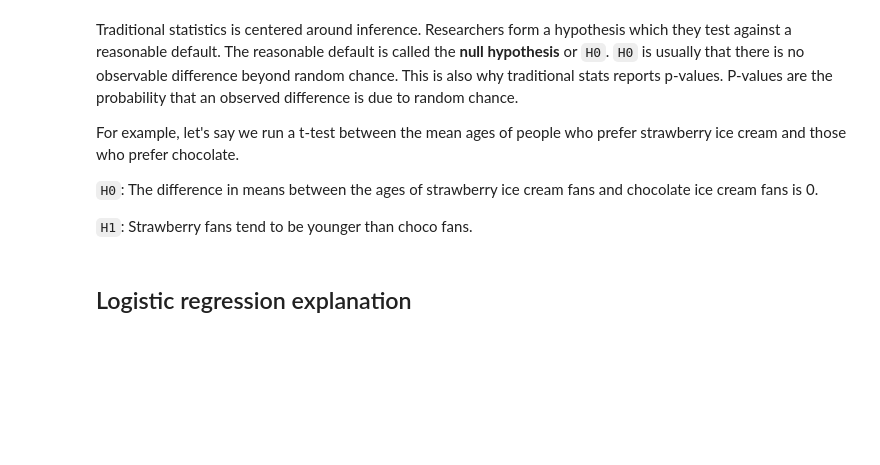
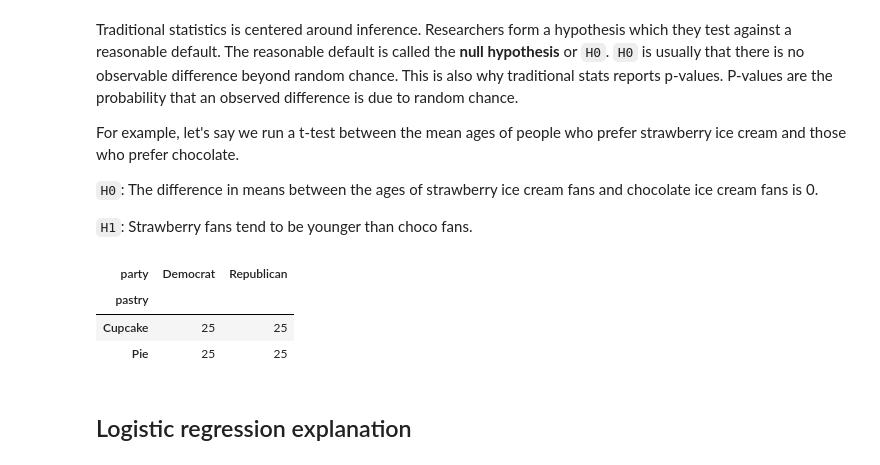
Before and after one commit to joshuamegnauth54/data765-intro-python-tutoring, a Jupyter notebook: thesis_2023/03_requested_ex.ipynb, the cells around one changed output. Cells and saved outputs as stored; diff of their text form; code cells hidden in the pictures; blank space fills up the shorter version.

```diff
--- a/thesis_2023/03_requested_ex.ipynb
+++ b/thesis_2023/03_requested_ex.ipynb
@@ -295,5 +295,13 @@ For example, let's say we run a t-test between the mean ages of people who prefe
 `H0`: The difference in means between the ages of strawberry ice cream fans and chocolate ice cream fans is 0.
 
 `H1`: Strawberry fans tend to be younger than choco fans.
+# %%
+tab_great_debate = pd.crosstab(great_debate["pastry"], great_debate["party"])
+tab_great_debate
+# %% [output]
+| party | Democrat | Republican |
+| pastry |  |  |
+| Cupcake | 25 | 25 |
+| Pie | 25 | 25 |
 # %% [markdown]
 ## Logistic regression explanation
```
Also changed, not shown: 2 other files.
